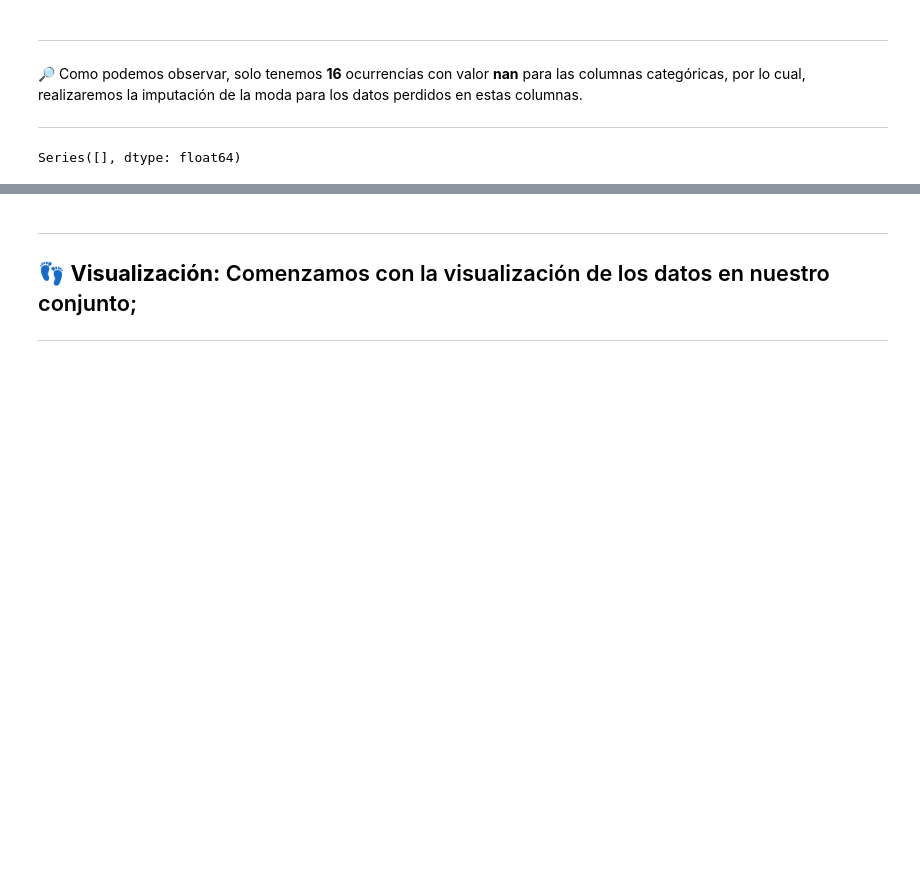
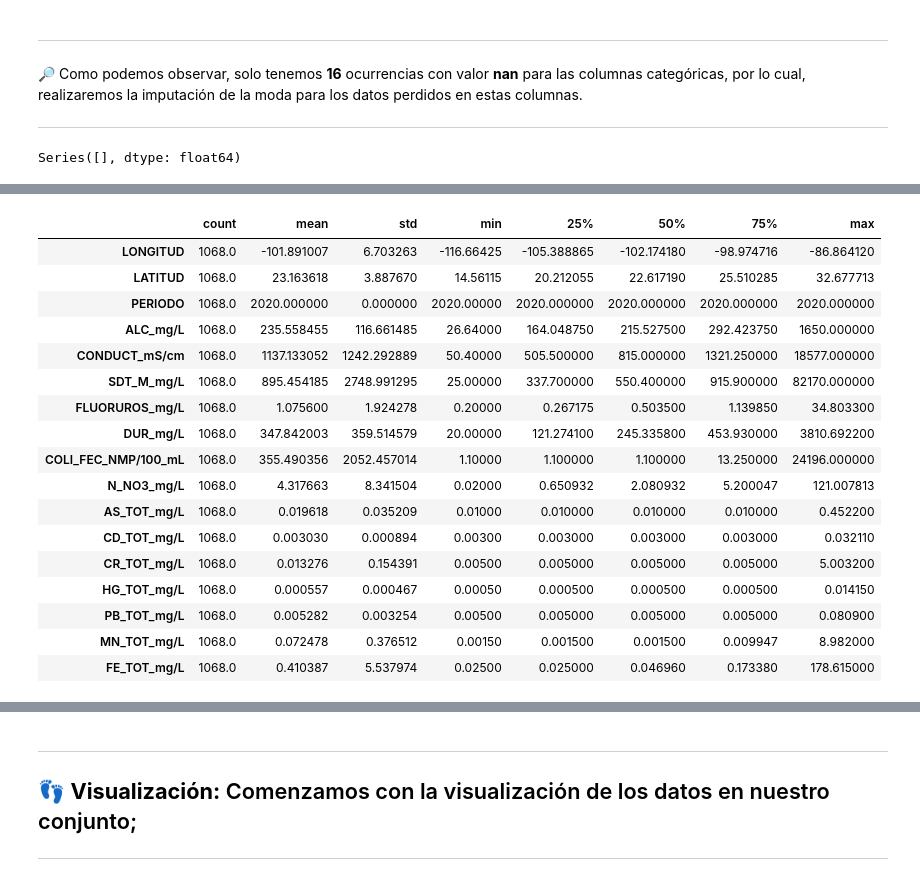
Before and after one commit to PosgradoMNA/actividades-del-projecto-equipo-60, a Jupyter notebook: Reto_Equipo_60_Entrega_1.ipynb, the cells around one changed output, grey strips where cells are left out. Saved outputs shown, nothing was run; the diff lists cells and outputs as text; code cells hidden in the pictures; blank space fills up the shorter version.

```diff
--- a/Reto_Equipo_60_Entrega_1.ipynb
+++ b/Reto_Equipo_60_Entrega_1.ipynb
@@ -381,0 +390,22 @@ Series([], dtype: float64)
+# %%
+#Ejecutamos un "describe" para verificar los valores estadísticos de nuestro conjunto y lo transponemos para un mejor análisis.
+dfAguasSubterraneas.describe().T
+# %% [output]
+|  | count | mean | std | min | 25% | 50% | 75% | max |
+| LONGITUD | 1068.0 | -101.891007 | 6.703263 | -116.66425 | -105.388865 | -102.174180 | -98.974716 | -86.864120 |
+| LATITUD | 1068.0 | 23.163618 | 3.887670 | 14.56115 | 20.212055 | 22.617190 | 25.510285 | 32.677713 |
+| PERIODO | 1068.0 | 2020.000000 | 0.000000 | 2020.00000 | 2020.000000 | 2020.000000 | 2020.000000 | 2020.000000 |
+| ALC_mg/L | 1068.0 | 235.558455 | 116.661485 | 26.64000 | 164.048750 | 215.527500 | 292.423750 | 1650.000000 |
+| CONDUCT_mS/cm | 1068.0 | 1137.133052 | 1242.292889 | 50.40000 | 505.500000 | 815.000000 | 1321.250000 | 18577.000000 |
+| SDT_M_mg/L | 1068.0 | 895.454185 | 2748.991295 | 25.00000 | 337.700000 | 550.400000 | 915.900000 | 82170.000000 |
+| FLUORUROS_mg/L | 1068.0 | 1.075600 | 1.924278 | 0.20000 | 0.267175 | 0.503500 | 1.139850 | 34.803300 |
+| DUR_mg/L | 1068.0 | 347.842003 | 359.514579 | 20.00000 | 121.274100 | 245.335800 | 453.930000 | 3810.692200 |
+| COLI_FEC_NMP/100_mL | 1068.0 | 355.490356 | 2052.457014 | 1.10000 | 1.100000 | 1.100000 | 13.250000 | 24196.000000 |
+| N_NO3_mg/L | 1068.0 | 4.317663 | 8.341504 | 0.02000 | 0.650932 | 2.080932 | 5.200047 | 121.007813 |
+| AS_TOT_mg/L | 1068.0 | 0.019618 | 0.035209 | 0.01000 | 0.010000 | 0.010000 | 0.010000 | 0.452200 |
+| CD_TOT_mg/L | 1068.0 | 0.003030 | 0.000894 | 0.00300 | 0.003000 | 0.003000 | 0.003000 | 0.032110 |
+| CR_TOT_mg/L | 1068.0 | 0.013276 | 0.154391 | 0.00500 | 0.005000 | 0.005000 | 0.005000 | 5.003200 |
+| HG_TOT_mg/L | 1068.0 | 0.000557 | 0.000467 | 0.00050 | 0.000500 | 0.000500 | 0.000500 | 0.014150 |
+| PB_TOT_mg/L | 1068.0 | 0.005282 | 0.003254 | 0.00500 | 0.005000 | 0.005000 | 0.005000 | 0.080900 |
+| MN_TOT_mg/L | 1068.0 | 0.072478 | 0.376512 | 0.00150 | 0.001500 | 0.001500 | 0.009947 | 8.982000 |
+| FE_TOT_mg/L | 1068.0 | 0.410387 | 5.537974 | 0.02500 | 0.025000 | 0.046960 | 0.173380 | 178.615000 |
```
Also changed, not shown: parts of 7 cells of this notebook.
